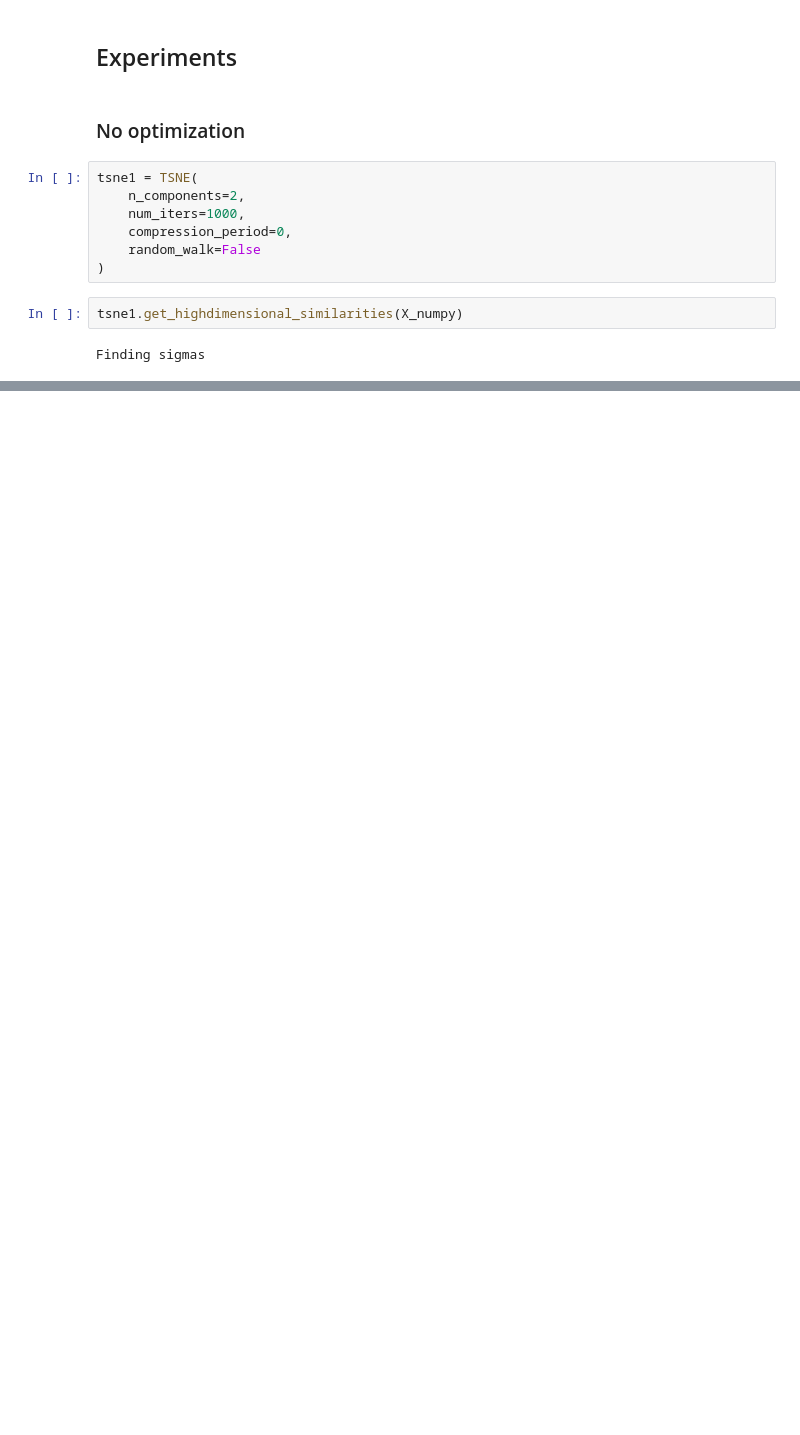
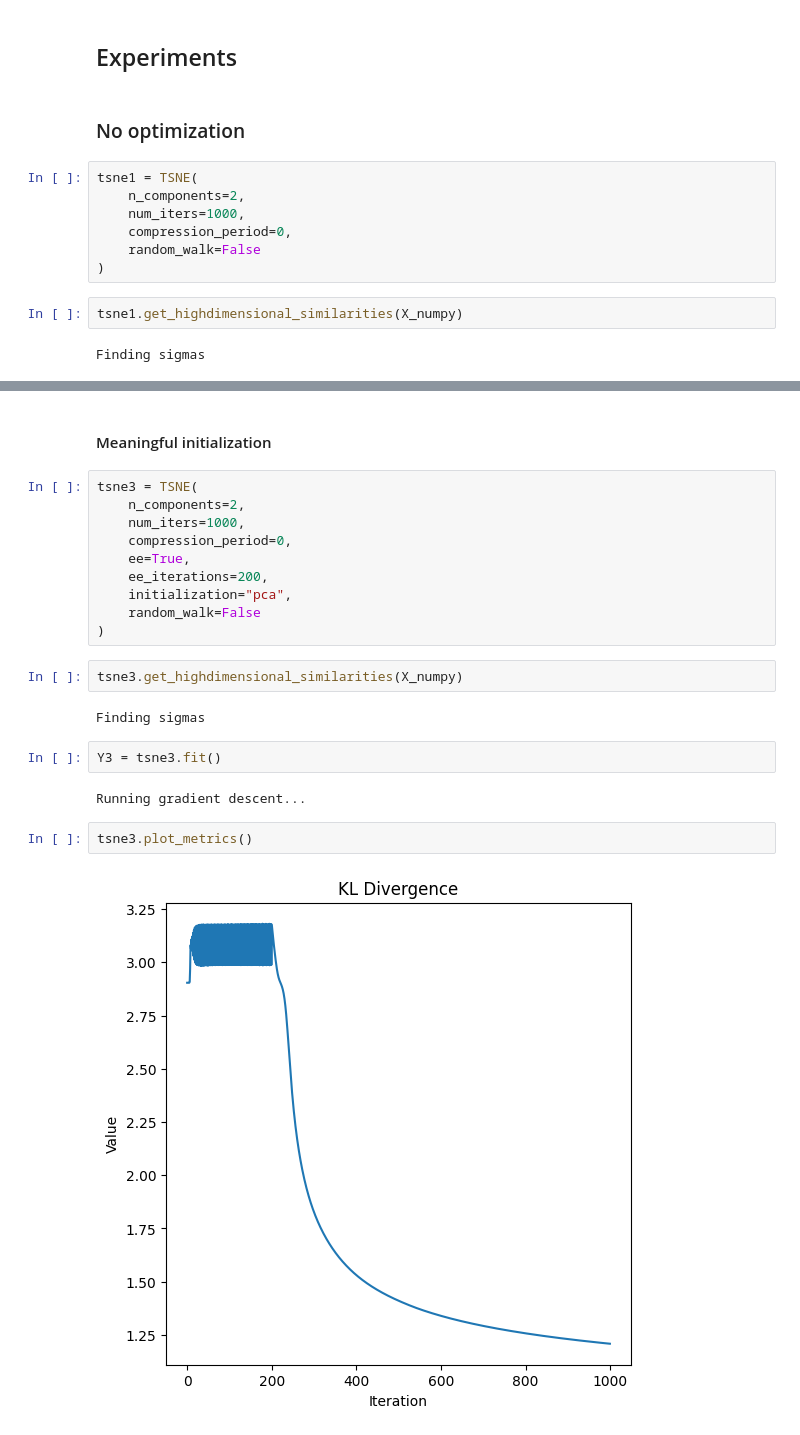
Before and after one commit to just1ce415/MMML_project, a Jupyter notebook: tsne_experiments.ipynb, the cells around one changed output, grey strips where cells are left out. Cells and saved outputs as stored; diff of their text form; blank space fills up the shorter version.

```diff
--- a/tsne_experiments.ipynb
+++ b/tsne_experiments.ipynb
@@ -143,0 +245,24 @@ get_clustering_metrics(Y1, labels)
+# %% [markdown]
+#### Meaningful initialization
+# %%
+tsne3 = TSNE(
+    n_components=2,
+    num_iters=1000,
+    compression_period=0,
+    ee=True,
+    ee_iterations=200,
+    initialization="pca",
+    random_walk=False
+)
+# %%
+tsne3.get_highdimensional_similarities(X_numpy)
+# %% [output]
+Finding sigmas
+# %%
+Y3 = tsne3.fit()
+# %% [output]
+Running gradient descent...
+# %%
+tsne3.plot_metrics()
+# %% [output]
+[figure, added]
```
Also changed, not shown: parts of 26 cells of this notebook, 3 other files.
